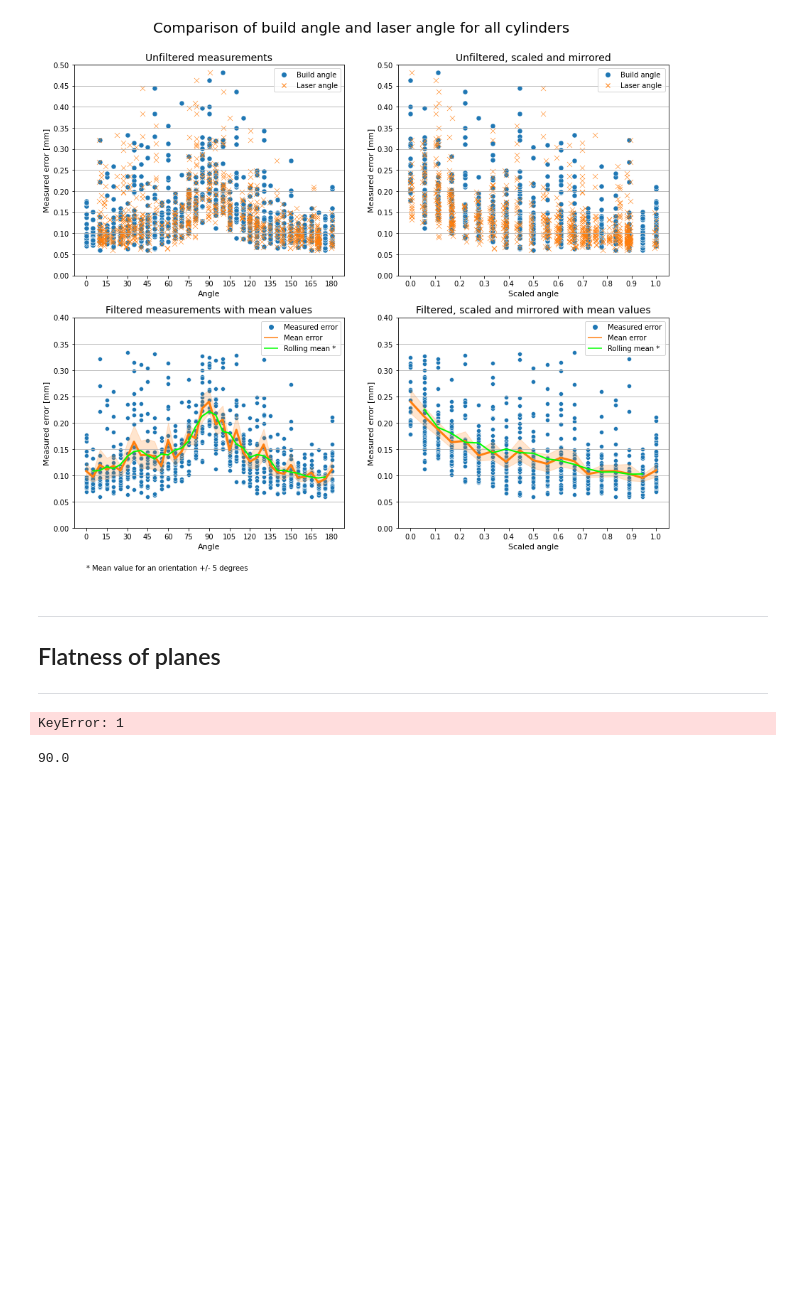
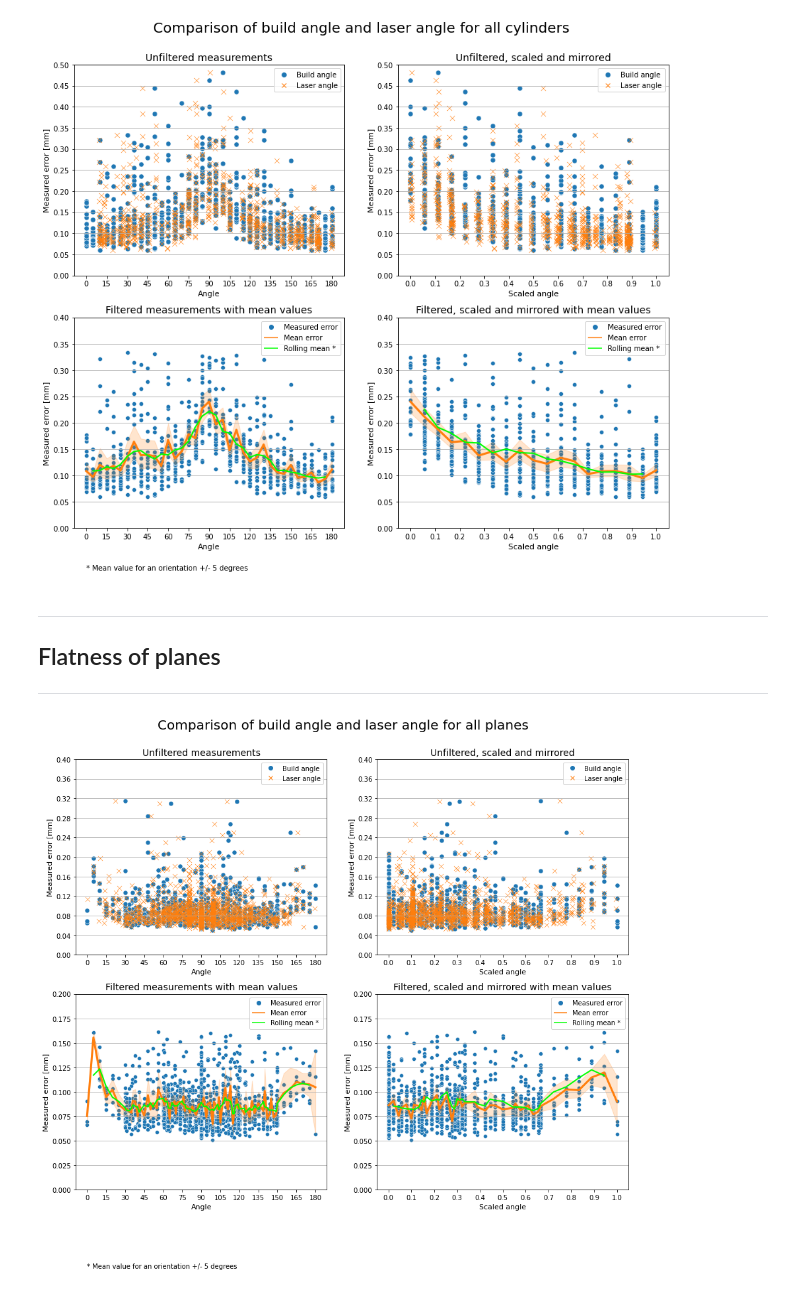
Before and after one commit to TheThorb/Leirmo_Exp1_Publication1, a Jupyter notebook: Mirror and scale angles.ipynb, the cells around one changed output. Cells and saved outputs as stored; diff of their text form; code cells hidden in the pictures; blank space fills up the shorter version.

Commit message:
Adjusted plane angles
Now updated to take individual plane orientations into account. Code compiles, but need cleaning, commentign and - most importantly - validation..

```diff
--- a/Mirror and scale angles.ipynb
+++ b/Mirror and scale angles.ipynb
@@ -574,31 +574,46 @@ char_list = [char_dict[chars[i]] for i in range(len(chars))]
 
 ##################################################################################################
 ###
-### WORKING ON THIS!
+### Calculate actual build angle of planes
 ###
+
+# Initiate list of characteristic vectors
+char_vecs = []
+f_vecs = []
+angs = []
+l_angs = []
 
 # Go thorugh the characteristics
 for char, i in zip(char_list, range(len(chars))):
-    # Remove anchors from dataset
-    char = char[char['angle'] != 90]
 
-    char_vec = func.rotate_vector(np.array([0, -1, 0]), c=i*60 if i < 6 else ((i-6)*60) + 30)
+    # Calculate the feature vector and include in vector list
+    char_vecs.extend([func.rotate_vector(np.array([0, -1, 0]), c=i*60 if i < 6 else ((i-6)*60) + 30)] * len(char))
 
-    # Find feature vector and store in separate column
-    vecs = []
-    angs = []
-    l_angs = []
     for j in range(len(char)):
-        vecs.append(func.rotate_vector(char_vec, a=char[j+1]['angle']))
-        angs.append(func.calc_angle(char[j+1]['f_vector'], np.array([0, 0, 1])))
+        f_vecs.append(func.rotate_vector(char_vecs[(i*len(char)) + j], a=char.iloc[j]['angle']))
+        angs.append(func.calc_angle(f_vecs[(i*len(char)) + j], [0, 0, 1]))
+        l_angs.append(func.calc_laser_angle(x=char.iloc[j]['center_x'], y=char.iloc[j]['center_y'], feature_vector=f_vecs[(i*len(char)) + j]))
 
-    char['f_vector'] = vecs
-    char['f_angle'] = angs
+# Concatinate the dataframes into one
+dfs = pd.concat(char_list)
 
-    # Add laser angle to the dataframe
-    #char = func.add_laser_angle(char, char.loc['1', 'f_vector'])
+# Add the characteristic vectors as a separate column
+dfs['char_vector'] = char_vecs
 
-dfs = pd.concat(char_list)
+# Add feature vectors as a separate column
+dfs['f_vector'] = f_vecs
+
+# Add feature angles as a separate column
+dfs['f_angle'] = angs
+
+# Add laser angles as a separate column
+dfs['laser_angle'] = l_angs
+
+# Remove anchors from dataset
+dfs = dfs[dfs['angle'] != -90]
+
+dfs['f_angle'] = dfs['f_angle'].round()
+
 
 ##################################################################################################
 
@@ -692,7 +707,7 @@ sns.lineplot(ax=axs[1, 1], data=df_filtered, x='s_b_angle', y='error', color=col
 
 ## Calculate mean values
 # Create dataframe with mean error values for each angle
-m_df = df_filtered[['error', 'f_angle']].groupby('angle').mean().reset_index()
+m_df = df_filtered[['error', 'f_angle']].groupby('f_angle').mean().reset_index()
 
 # Compute the rolling mean for each angle +/- 1
 m_df['rolling'] = m_df['error'].rolling(3).mean().shift(-1)
@@ -711,40 +726,33 @@ sns.lineplot(ax=axs[1, 1], data=m_s_df, x='s_b_angle', y='rolling', color=colors
 legend_elements.append([Line2D([], [], color=colors[0], marker='o', dashes=(0, 1), label="Measured error"),\
                         Line2D([], [], color=colors[1], dashes=(1, 0), label="Mean error"),\
                         Line2D([], [], color=colors[2], dashes=(1, 0), label="Rolling mean *")])
 
 
 ## Iterate over four plots to configure
 for i in range(2):
     for j in range(2):
         axs[i, j].legend(handles=legend_elements[i], loc='upper right')
-        axs[i, j].set_ylim(0, 0.5 if i == 0 else 0.4)
-        axs[i, j].set_yticks(np.linspace(0, 0.5 if i == 0 else 0.4, 11 if i == 0 else 9))
+        axs[i, j].set_ylim(0, math.ceil(dfs['error'].max()*10)/10 if i == 0 else math.ceil(m_df['error'].max()*10)/10)
+        axs[i, j].set_yticks(np.linspace(0, math.ceil(dfs['error'].max()*10)/10 if i == 0 else math.ceil(m_df['error'].max()*10)/10, 11 if i == 0 else 9))
         axs[i, j].set_xticks(np.arange(0, 181, 15) if j == 0 else np.linspace(0, 1, 11))
         axs[i, j].grid(axis='y')
         axs[i, j].set_xlabel("Angle" if j == 0 else "Scaled angle", fontsize=11)
         axs[i, j].set_ylabel("Measured error [mm]", fontsize=11)
 
 # Set titles for all plots
 axs[0, 0].set_title("Unfiltered measurements", fontsize=14)
 axs[0, 1].set_title("Unfiltered, scaled and mirrored", fontsize=14)
 axs[1, 0].set_title("Filtered measurements with mean values", fontsize=14)
 axs[1, 1].set_title("Filtered, scaled and mirrored with mean values", fontsize=14)
 
 # Add footnote corresponding to legend entry
 axs[1, 0].text(0, -0.08, "* Mean value for an orientation +/- 5 degrees")
 
 # Set figure title
 fig.suptitle('Comparison of build angle and laser angle for all planes', y=0.95, fontsize=20)
 
 
 ## Display plot
 plt.show()
 # %% [output]
-KeyError: 1
+[figure, added]
-# %%
-vector_a = np.array([0, 1, 0])
-vector_b = np.array([0, 0, 1])
-
-print(func.calc_angle(vector_a, vector_b))
-# %% [output]
-90.0
```
Also changed, not shown: parts of 1 cell of this notebook.
